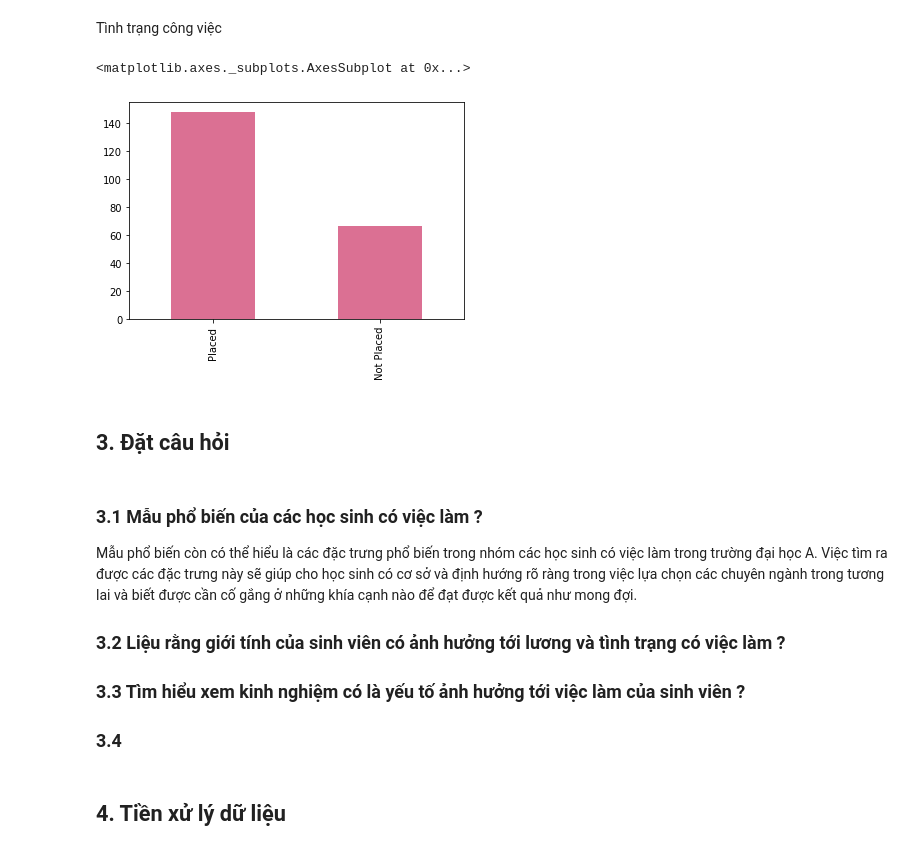
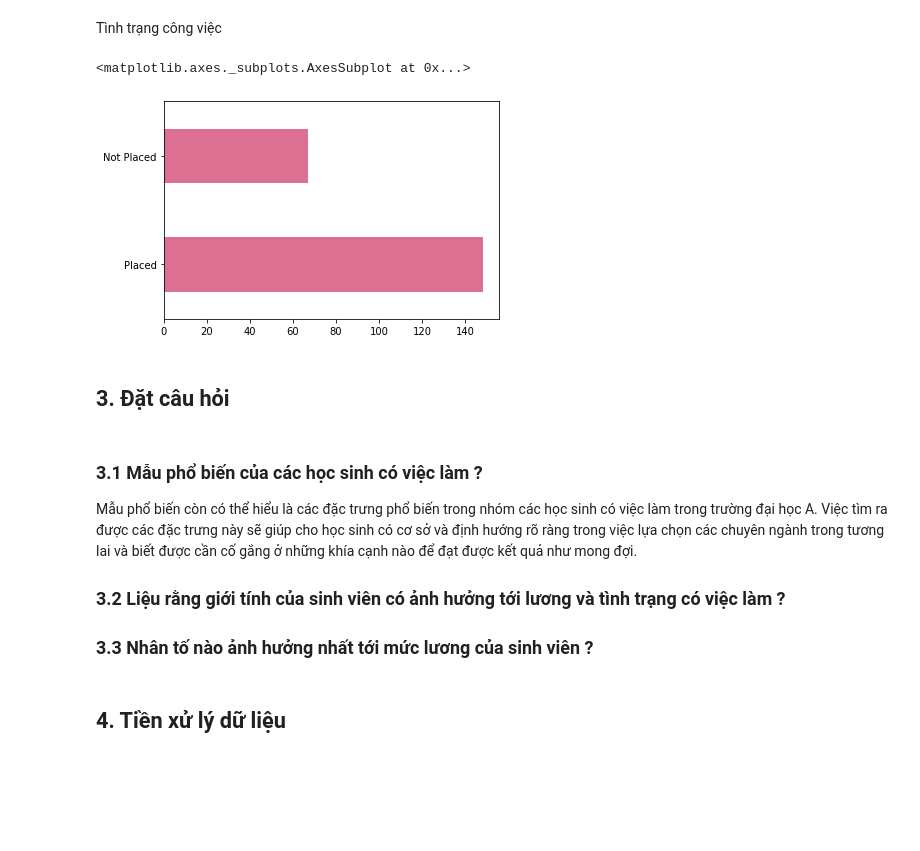
Before and after one commit to huihui1503/P4DS-CLC19-FinalProject, a Jupyter notebook: Final_Project_Hui.ipynb, the cells around one changed output. Cells and saved outputs as stored; diff of their text form; code cells hidden in the pictures; blank space fills up the shorter version.

```diff
--- a/Final_Project_Hui.ipynb
+++ b/Final_Project_Hui.ipynb
@@ -22,7 +18,8 @@ Mounted at /content/drive
 # %% [markdown]
 ### Đọc dữ liệu
 # %%
-df = pd.read_csv(folder_path + 'Placement_Data_Full_Class.csv')
+# df = pd.read_csv(folder_path + 'Placement_Data_Full_Class.csv')
+df = pd.read_csv('Placement_Data_Full_Class.csv')
 df.head()
 # %% [output]
 |  | sl_no | gender | ssc_p | ssc_b | hsc_p | hsc_b | hsc_s | degree_p | degree_t | workex | etest_p | ... |
@@ -224,10 +233,10 @@ categorical_df['specialisation'].value_counts().plot.bar(color='rebeccapurple')
 # %% [markdown]
 Tình trạng công việc
 # %%
-categorical_df['status'].value_counts().plot.bar(color='palevioletred')
+categorical_df['status'].value_counts().plot.barh(color='palevioletred')
 # %% [output]
 <matplotlib.axes._subplots.AxesSubplot at 0x...>
-[figure, old version]
+[figure, new version]
 # %% [markdown]
 ## 3. Đặt câu hỏi
 # %% [markdown]
@@ -236,9 +245,7 @@ Mẫu phổ biến còn có thể hiểu là các đặc trưng phổ biến tro
 
 ### 3.2 Liệu rằng giới tính của sinh viên có ảnh hưởng tới lương và tình trạng có việc làm ?
 
-### 3.3 Tìm hiểu xem kinh nghiệm có là yếu tố ảnh hưởng tới việc làm của sinh viên ?
-
-### 3.4
+### 3.3 Nhân tố nào ảnh hưởng nhất tới mức lương của sinh viên ?
 # %% [markdown]
 ## 4. Tiền xử lý dữ liệu
 # %% [markdown]
```
Also changed, not shown: parts of 59 cells of this notebook.
